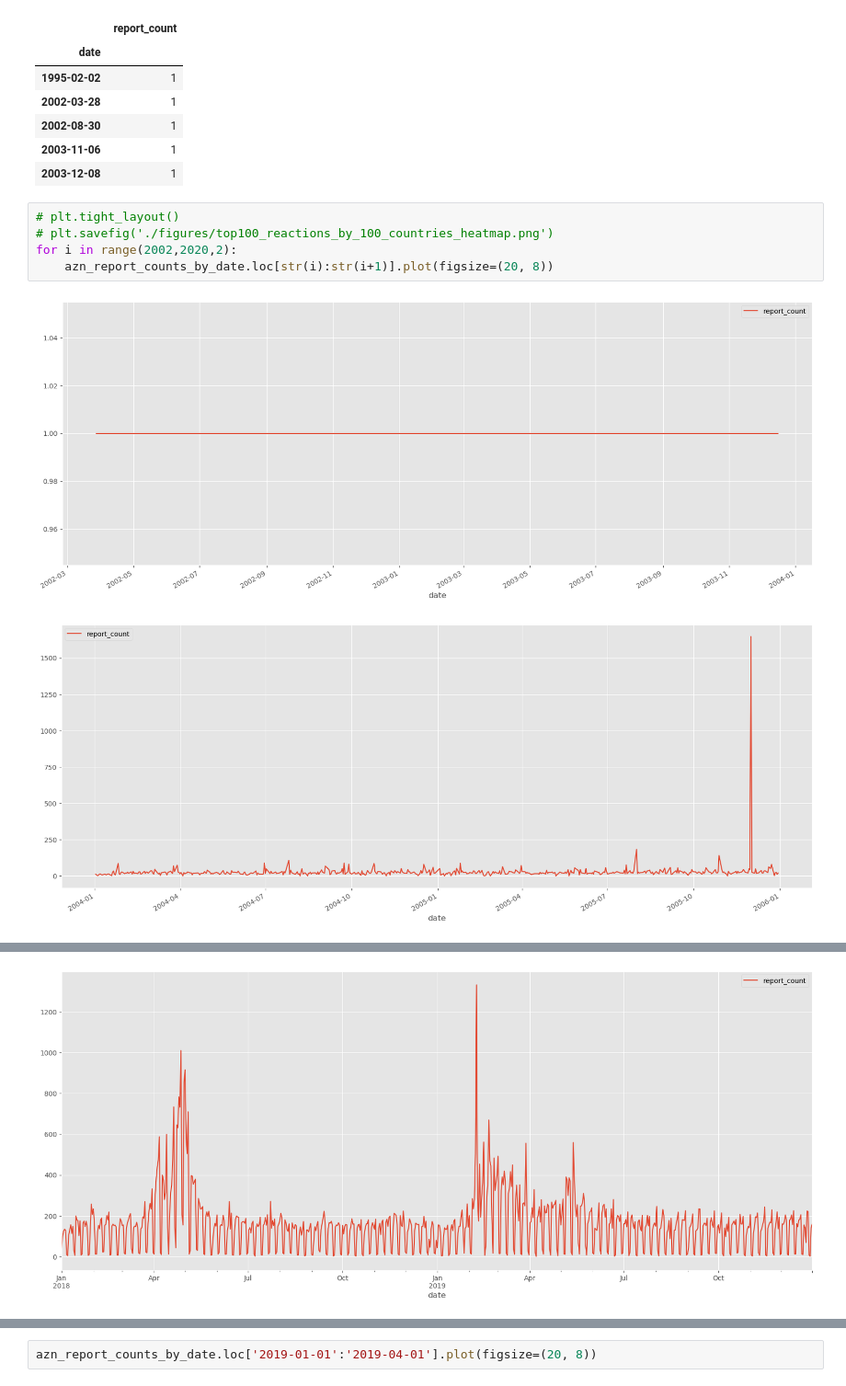
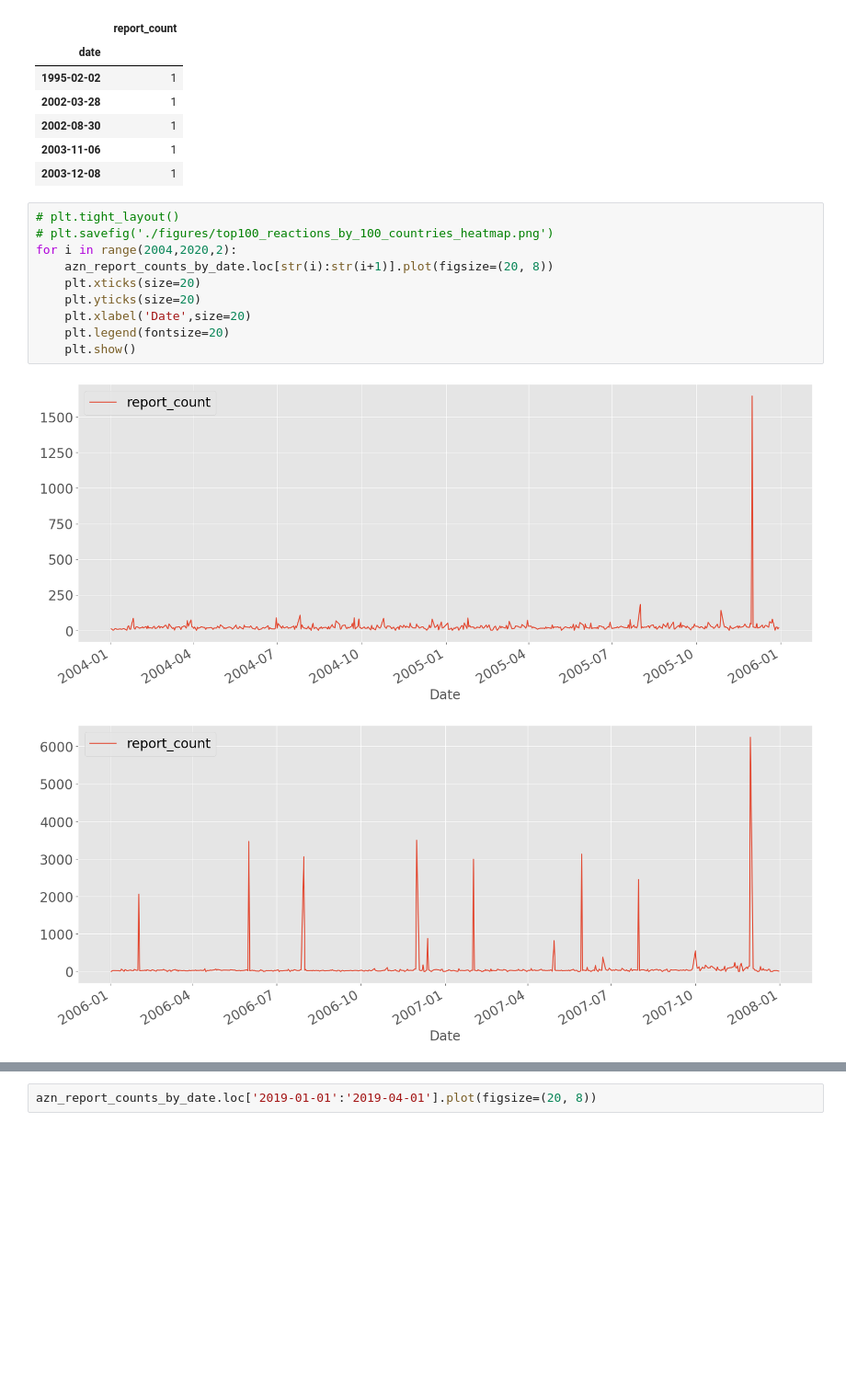
Before and after one commit to oryoruk/fda_adverse_events, a Jupyter notebook: (2020-05-07)_FDA_Adverse_Events.ipynb, the cells around one changed output, grey strips where cells are left out. Shown at 92% size. Drawn from its saved outputs; the diff is of its cells as text; blank space fills up the shorter version.

```diff
--- a/(2020-05-07)_FDA_Adverse_Events.ipynb
+++ b/(2020-05-07)_FDA_Adverse_Events.ipynb
@@ -1190,8 +1223,13 @@ azn_report_counts_by_date.head()
 # %%
 # plt.tight_layout()
 # plt.savefig('./figures/top100_reactions_by_100_countries_heatmap.png')
-for i in range(2002,2020,2):
+for i in range(2004,2020,2):
     azn_report_counts_by_date.loc[str(i):str(i+1)].plot(figsize=(20, 8))
+    plt.xticks(size=20)
+    plt.yticks(size=20)
+    plt.xlabel('Date',size=20)
+    plt.legend(fontsize=20)
+    plt.show()
 # %% [output]
-[figure, old version]
+[figure, new version]
-[figure, old version]
+[figure, new version]
@@ -1204,4 +1242,3 @@ for i in range(2002,2020,2):
-[figure, removed]
 # %%
 #%%capture
 azn_report_counts_by_date.loc['2018':].plot(figsize=(20, 8))
```
Also changed, not shown: parts of 13 cells of this notebook, 3 other files.
